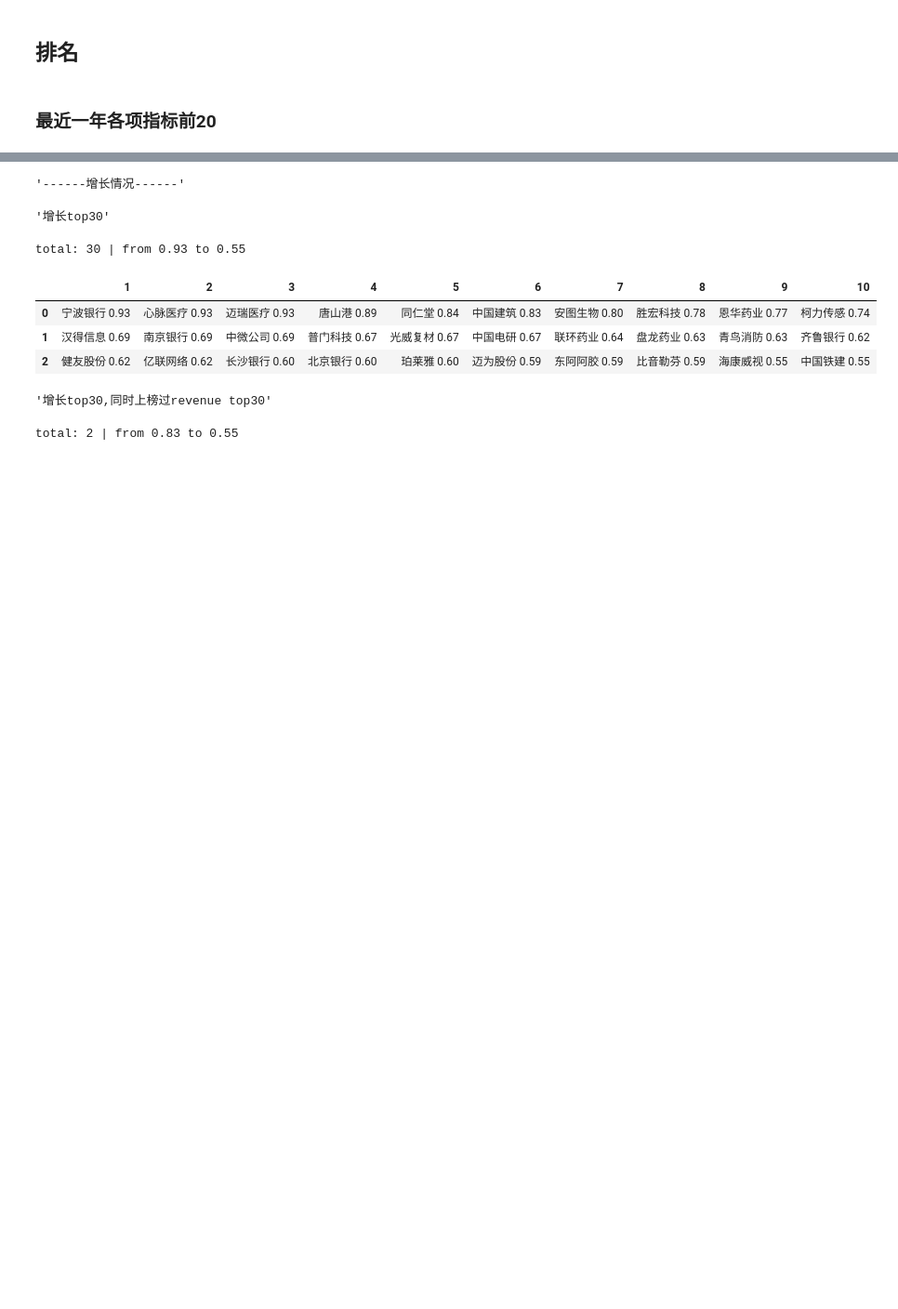
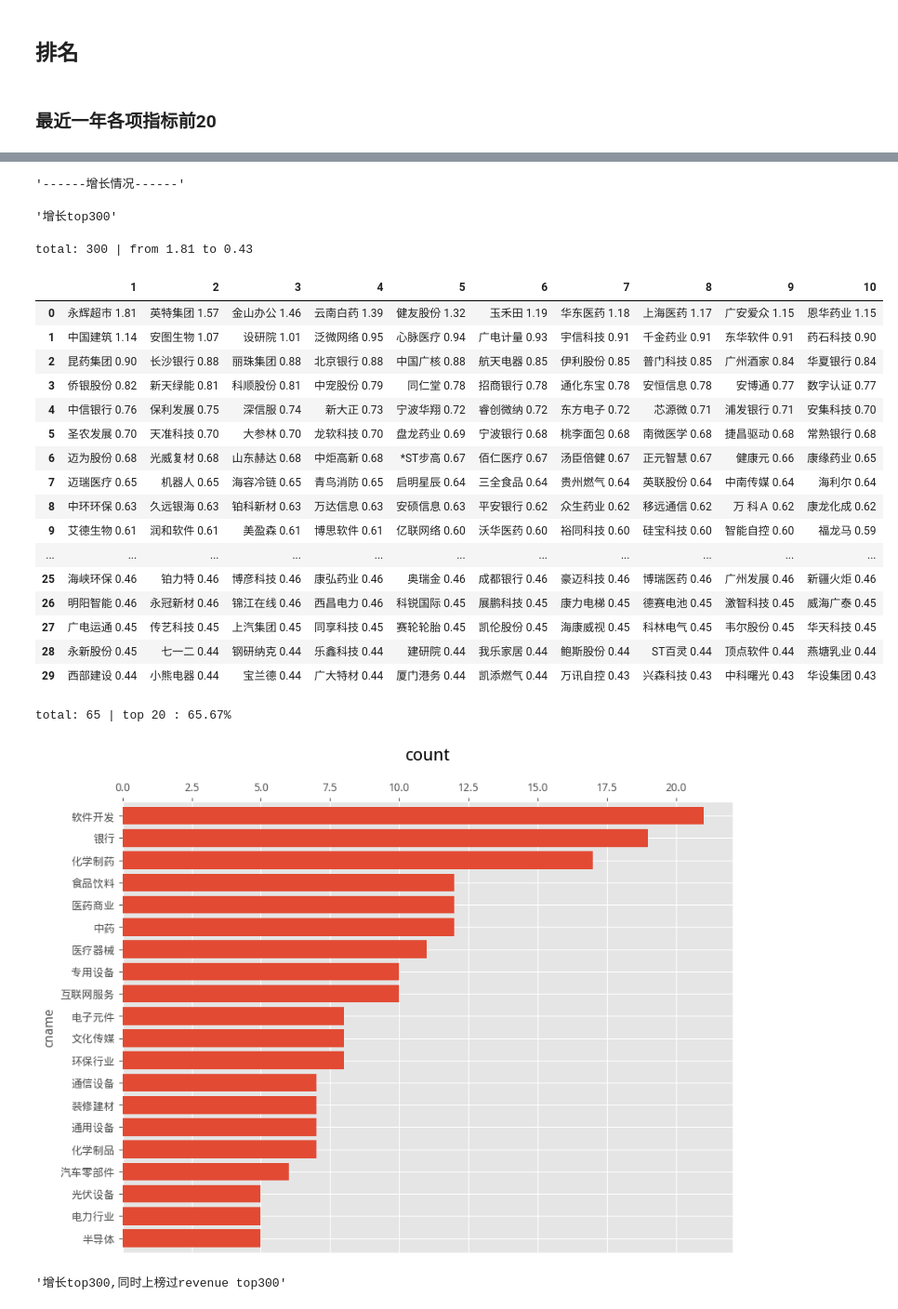
Before and after one commit to waterchinap/jb_reports, a Jupyter notebook: mywork/test.ipynb, the cells around one changed output, grey strips where cells are left out. Shown at 93% size. Saved outputs shown, nothing was run; the diff lists cells and outputs as text; code cells hidden in the pictures; blank space fills up the shorter version.

```diff
--- a/mywork/test.ipynb
+++ b/mywork/test.ipynb
@@ -236,10 +188,11 @@ class YJBB:
         # df['rdate'] = df['rdate']
         df = df.astype({
             # 'code': 'category',
-            'cname': 'category',
+            # 'cname': 'category',
             'industry': 'category',
             'rdate': 'category'
         })
+        df['cname'] = df['cname'].str.replace(' ', '')
         df.replace(0, np.nan, inplace=True)
 
         return df
@@ -254,6 +207,7 @@ class YJBB:
                 return df
         df = ak.stock_zh_a_spot_em()[['代码', '名称','市盈率-动态', '市净率', '总市值']]
         df.columns = ['code', 'cname', 'pe', 'pb', 'mv']
+        df['cname'] = df['cname'].str.replace(' ', '')
         df.to_csv(codes, index=False)
         return df
 
@@ -288,6 +242,7 @@ class YJBB:
             按季度整理数据，使收入和利润可以进行按季度进行比较。
             """
             dft = df.pivot_table(index='rdate', columns='code', values=item, aggfunc='first', observed=True)
+            dft = dft.apply(pd.to_numeric, errors='coerce') # 数据中可能有空格
             long, wide = dft.shape
             display(f'{item} 代码总数: {wide}')
             nan_count_s = dft.isna().sum()
@@ -308,7 +263,10 @@ class YJBB:
             display(f'完成整理后总数: {len(tided_df.T)}')
             #原来的季报数据为当年加总，转换为单季度数据。
             to_diff_df = tided_df.reset_index(drop=True)
-            diffed_df = to_diff_df.groupby(to_diff_df.index // 4).diff().fillna(to_diff_df)
+            diffed_df = (to_diff_df.groupby(to_diff_df.index // 4)
+                         .diff()
+                         .fillna(to_diff_df)
+                         )
             diffed_df.index = tided_df.index
             # 4个季度滚动相加做为季度化的年度数据，从而进行季度对比。
             rolled_df = diffed_df.rolling(4).sum().dropna(how='all')
@@ -402,8 +360,9 @@ class YJBB:
         return folded.style
 
     def indu_count(self, s:pd.Series, n:int = 20):
-        indu = s.map(lambda x: self.indu_dict[x])
+        indu = s.map(lambda x: self.indu_dict.get(x, 'ohter'))
         indu_count = indu.value_counts().sort_values(ascending=True)
+        n = min(n, len(indu_count))
         print(f'total: {len(indu_count)} | top {n} : {indu_count.tail(n).sum() / indu_count.sum() * 100:.2f}%')
         plot_barh(indu_count.tail(n).to_frame('count'))
 
@@ -459,7 +418,17 @@ def tops(df:pd.DataFrame, n:int, col:str):
     mostn_df = mostn_df.reset_index(names='cname')
     any_q = mostn_df.set_index('cname')['hits']
     all_q = mostn_df[mostn_df['pct'] >=1].set_index('cname')['hits']
-    dft = df.pivot_table(index='rdate', columns='cname', values='profit', observed=True)
+    dft = df.pivot_table(index='rdate', columns='cname', values=col, observed=True)
+
+    def top30():
+        df = pd.DataFrame({
+            l: col.nlargest(30).index.values for l, col in dft.T.items()
+        }).iloc[:,-8:]
+        display(f'-------最近8期{col}前30------')
+        display(df)
+        melted = df.melt(value_name='cname')
+        yjbb.indu_count(melted['cname'])
+
     # 20期以上的从第20期向后逐年计算slop,最后计算平均。
     slop = pd.concat(
         [dft.iloc[:i,:].dropna(thresh=20, axis=1).apply(get_slope) for i in range(20, len(dft))],
@@ -471,25 +440,30 @@ def tops(df:pd.DataFrame, n:int, col:str):
     def topn_s():
         display(f'------所有上过榜的------')
         display(yjbb.fold_a_col(any_q,fmt='{:.0f}'))
+        yjbb.indu_count(any_q.index)
         display(f'------每期都上榜的------')
         display(yjbb.fold_a_col(all_q, show_num=False))
+        yjbb.indu_count(all_q.index)
 
     def slop_s():
         display('------增长情况------')
         display(f'增长top{n}')
         display(yjbb.fold_a_col(slop,fmt='{:.2f}'))
+        yjbb.indu_count(slop.index)
 
         display(f'增长top{n},同时上榜过{col} top{n}')
         if len(slop_cross_any_q)>0:
             display(yjbb.fold_a_col(slop_cross_any_q,fmt='{:.2f}'))
+            yjbb.indu_count(slop_cross_any_q.index)
         else: display('无交集')
 
         display(f'增长top{n},同时{col}一直top{n}')
-        if len(slop_cross_any_q)>0:
+        if len(slop_cross_all_q)>0:
             display(yjbb.fold_a_col(slop_cross_all_q,fmt='{:.2f}'))
+            yjbb.indu_count(slop_cross_all_q.index)
         else: display('无交集')
 
-    return (mostn_df, topn_s, slop_s)
+    return (top30, topn_s, slop_s, mostn_df, slop)
 # %%
 def totals(df:pd.DataFrame):
     # get sum of [revenue, profit, asset, cash] of each year
@@ -526,9 +500,7 @@ loss_pct(yjbb.tidied)
 - 2024年Q1亏损金额占比又开始回升了。不好的预期。
 # %% [markdown]
 ## 排名
-# %%
-df = yjbb.tidied
 # %% [markdown]
 ### 最近一年各项指标前20
 # %%
-top30 = tops(df, 30, 'revenue')
+revenue_top300 = tops(df, 300, 'revenue')
@@ -552,12 +575,26 @@ total: 19 | from 55 to 13
 # %%
-top30[2]()
+revenue_top300[2]()
 # %% [output]
 '------增长情况------'
-'增长top30'
+'增长top300'
-total: 30 | from 0.93 to 0.55
+total: 300 | from 1.81 to 0.43
 |  | 1 | 2 | 3 | 4 | 5 | 6 | 7 | 8 | 9 | 10 |
-| 0 | 宁波银行 0.93 | 心脉医疗 0.93 | 迈瑞医疗 0.93 | 唐山港 0.89 | 同仁堂 0.84 | 中国建筑 0.83 | 安图生物 0.80 | 胜宏科技 0.78 | 恩华药业 0.77 | 柯力传感 0.74 |
-| 1 | 汉得信息 0.69 | 南京银行 0.69 | 中微公司 0.69 | 普门科技 0.67 | 光威复材 0.67 | 中国电研 0.67 | 联环药业 0.64 | 盘龙药业 0.63 | 青鸟消防 0.63 | 齐鲁银行 0.62 |
-| 2 | 健友股份 0.62 | 亿联网络 0.62 | 长沙银行 0.60 | 北京银行 0.60 | 珀莱雅 0.60 | 迈为股份 0.59 | 东阿阿胶 0.59 | 比音勒芬 0.59 | 海康威视 0.55 | 中国铁建 0.55 |
+| 0 | 永辉超市 1.81 | 英特集团 1.57 | 金山办公 1.46 | 云南白药 1.39 | 健友股份 1.32 | 玉禾田 1.19 | 华东医药 1.18 | 上海医药 1.17 | 广安爱众 1.15 | 恩华药业 1.15 |
+| 1 | 中国建筑 1.14 | 安图生物 1.07 | 设研院 1.01 | 泛微网络 0.95 | 心脉医疗 0.94 | 广电计量 0.93 | 宇信科技 0.91 | 千金药业 0.91 | 东华软件 0.91 | 药石科技 0.90 |
+| 2 | 昆药集团 0.90 | 长沙银行 0.88 | 丽珠集团 0.88 | 北京银行 0.88 | 中国广核 0.88 | 航天电器 0.85 | 伊利股份 0.85 | 普门科技 0.85 | 广州酒家 0.84 | 华夏银行 0.84 |
+| 3 | 侨银股份 0.82 | 新天绿能 0.81 | 科顺股份 0.81 | 中宠股份 0.79 | 同仁堂 0.78 | 招商银行 0.78 | 通化东宝 0.78 | 安恒信息 0.78 | 安博通 0.77 | 数字认证 0.77 |
+| 4 | 中信银行 0.76 | 保利发展 0.75 | 深信服 0.74 | 新大正 0.73 | 宁波华翔 0.72 | 睿创微纳 0.72 | 东方电子 0.72 | 芯源微 0.71 | 浦发银行 0.71 | 安集科技 0.70 |
+| 5 | 圣农发展 0.70 | 天准科技 0.70 | 大参林 0.70 | 龙软科技 0.70 | 盘龙药业 0.69 | 宁波银行 0.68 | 桃李面包 0.68 | 南微医学 0.68 | 捷昌驱动 0.68 | 常熟银行 0.68 |
+| 6 | 迈为股份 0.68 | 光威复材 0.68 | 山东赫达 0.68 | 中炬高新 0.68 | *ST步高 0.67 | 佰仁医疗 0.67 | 汤臣倍健 0.67 | 正元智慧 0.67 | 健康元 0.66 | 康缘药业 0.65 |
+| 7 | 迈瑞医疗 0.65 | 机器人 0.65 | 海容冷链 0.65 | 青鸟消防 0.65 | 启明星辰 0.64 | 三全食品 0.64 | 贵州燃气 0.64 | 英联股份 0.64 | 中南传媒 0.64 | 海利尔 0.64 |
+| 8 | 中环环保 0.63 | 久远银海 0.63 | 铂科新材 0.63 | 万达信息 0.63 | 安硕信息 0.63 | 平安银行 0.62 | 众生药业 0.62 | 移远通信 0.62 | 万 科Ａ 0.62 | 康龙化成 0.62 |
+| 9 | 艾德生物 0.61 | 润和软件 0.61 | 美盈森 0.61 | 博思软件 0.61 | 亿联网络 0.60 | 沃华医药 0.60 | 裕同科技 0.60 | 硅宝科技 0.60 | 智能自控 0.60 | 福龙马 0.59 |
+| ... | ... | ... | ... | ... | ... | ... | ... | ... | ... | ... |
+| 25 | 海峡环保 0.46 | 铂力特 0.46 | 博彦科技 0.46 | 康弘药业 0.46 | 奥瑞金 0.46 | 成都银行 0.46 | 豪迈科技 0.46 | 博瑞医药 0.46 | 广州发展 0.46 | 新疆火炬 0.46 |
+| 26 | 明阳智能 0.46 | 永冠新材 0.46 | 锦江在线 0.46 | 西昌电力 0.46 | 科锐国际 0.45 | 展鹏科技 0.45 | 康力电梯 0.45 | 德赛电池 0.45 | 激智科技 0.45 | 威海广泰 0.45 |
+| 27 | 广电运通 0.45 | 传艺科技 0.45 | 上汽集团 0.45 | 同享科技 0.45 | 赛轮轮胎 0.45 | 凯伦股份 0.45 | 海康威视 0.45 | 科林电气 0.45 | 韦尔股份 0.45 | 华天科技 0.45 |
+| 28 | 永新股份 0.45 | 七一二 0.44 | 钢研纳克 0.44 | 乐鑫科技 0.44 | 建研院 0.44 | 我乐家居 0.44 | 鲍斯股份 0.44 | ST百灵 0.44 | 顶点软件 0.44 | 燕塘乳业 0.44 |
+| 29 | 西部建设 0.44 | 小熊电器 0.44 | 宝兰德 0.44 | 广大特材 0.44 | 厦门港务 0.44 | 凯添燃气 0.44 | 万讯自控 0.43 | 兴森科技 0.43 | 中科曙光 0.43 | 华设集团 0.43 |
-'增长top30,同时上榜过revenue top30'
+total: 65 | top 20 : 65.67%
+[figure, added]
-total: 2 | from 0.83 to 0.55
+'增长top300,同时上榜过revenue top300'
```
Also changed, not shown: parts of 23 cells of this notebook, 3 other files.
